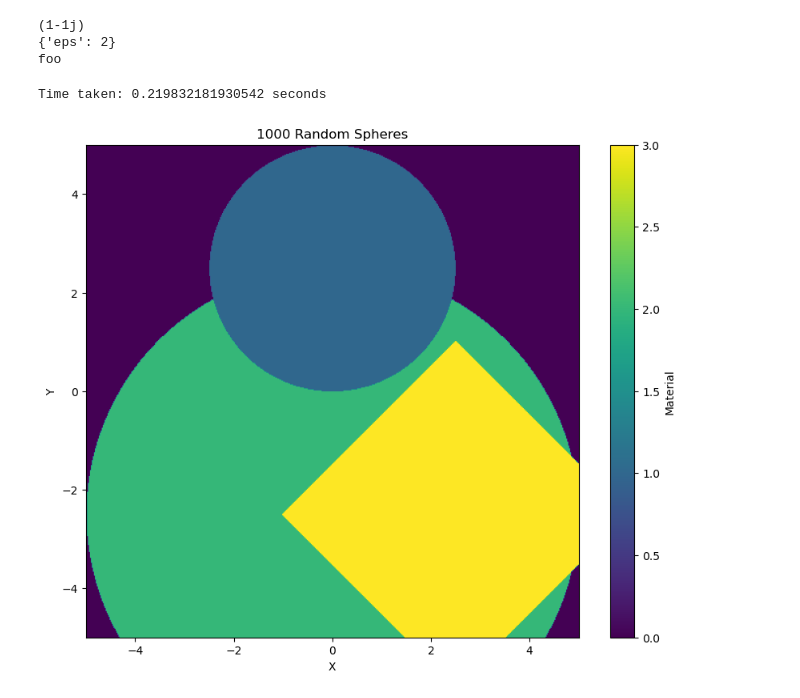
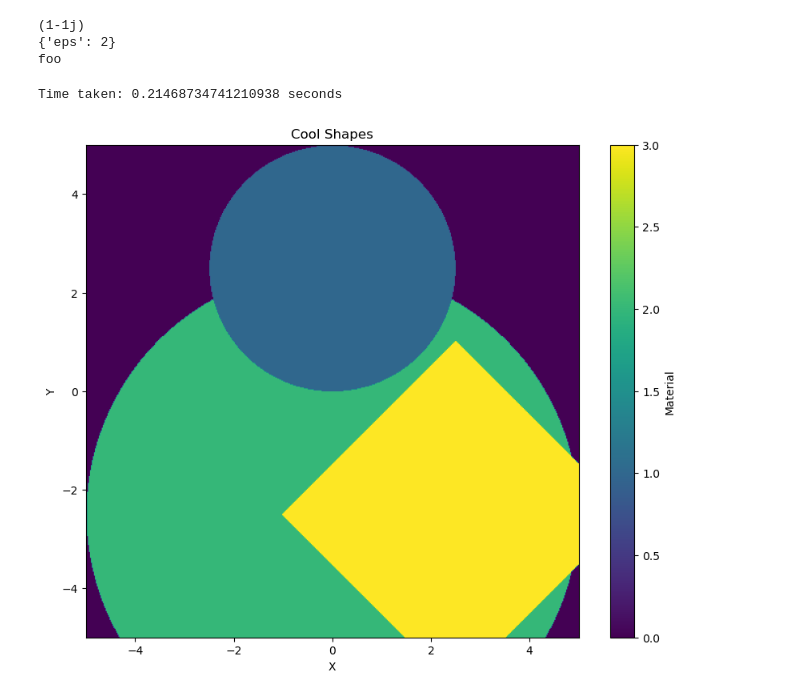
Before and after one commit to NanoComp/libctl, a Jupyter notebook: python/test.ipynb, the cells around one changed output. Cells and saved outputs as stored; diff of their text form; code cells hidden in the pictures.

```diff
--- a/python/test.ipynb
+++ b/python/test.ipynb
@@ -42,33 +42,33 @@ import matplotlib.pyplot as plt
 import time
 
 sphere1 = Sphere(material=1, center=(0, -0.5, 0), radius=0.5)
 sphere2 = Sphere(material=2, center=(0, 0.5, 0), radius=1)
 block = Block(material=3, center=(0.5, 0.5, 0), e1=(1, 1, 0), e2=(1, -1, 0), e3=(0, 0, 1), size=(1, 1, 1))
 group = ObjectGroup([sphere2, sphere1, block])
 
 # Create a grid of points
 x = np.linspace(-1, 1, 500)
 y = np.linspace(-1, 1, 500)
 xx, yy = np.meshgrid(x, y)
 
 def get_epsilon(x, y):
     mat = group.material_at((x, y, 0))
     return 0 if mat is None else mat
 point_in_object_vec = np.vectorize(get_epsilon)
 
 start_time = time.time()
 material_map = point_in_object_vec(xx, yy)
 end_time = time.time()
 print(f"Time taken: {end_time - start_time} seconds")
 
 # Create the plot
 plt.figure(figsize=(10, 8))
 plt.imshow(material_map, cmap='viridis', extent=[-5, 5, -5, 5])
 plt.colorbar(label='Material')
-plt.title('1000 Random Spheres')
+plt.title('Cool Shapes')
 plt.xlabel('X')
 plt.ylabel('Y')
 plt.show()
 # %% [output]
-Time taken: 0.219832181930542 seconds
+Time taken: 0.21468734741210938 seconds
-[figure, old version]
+[figure, new version]
```
Also changed, not shown: parts of 4 cells of this notebook, 3 other files.
